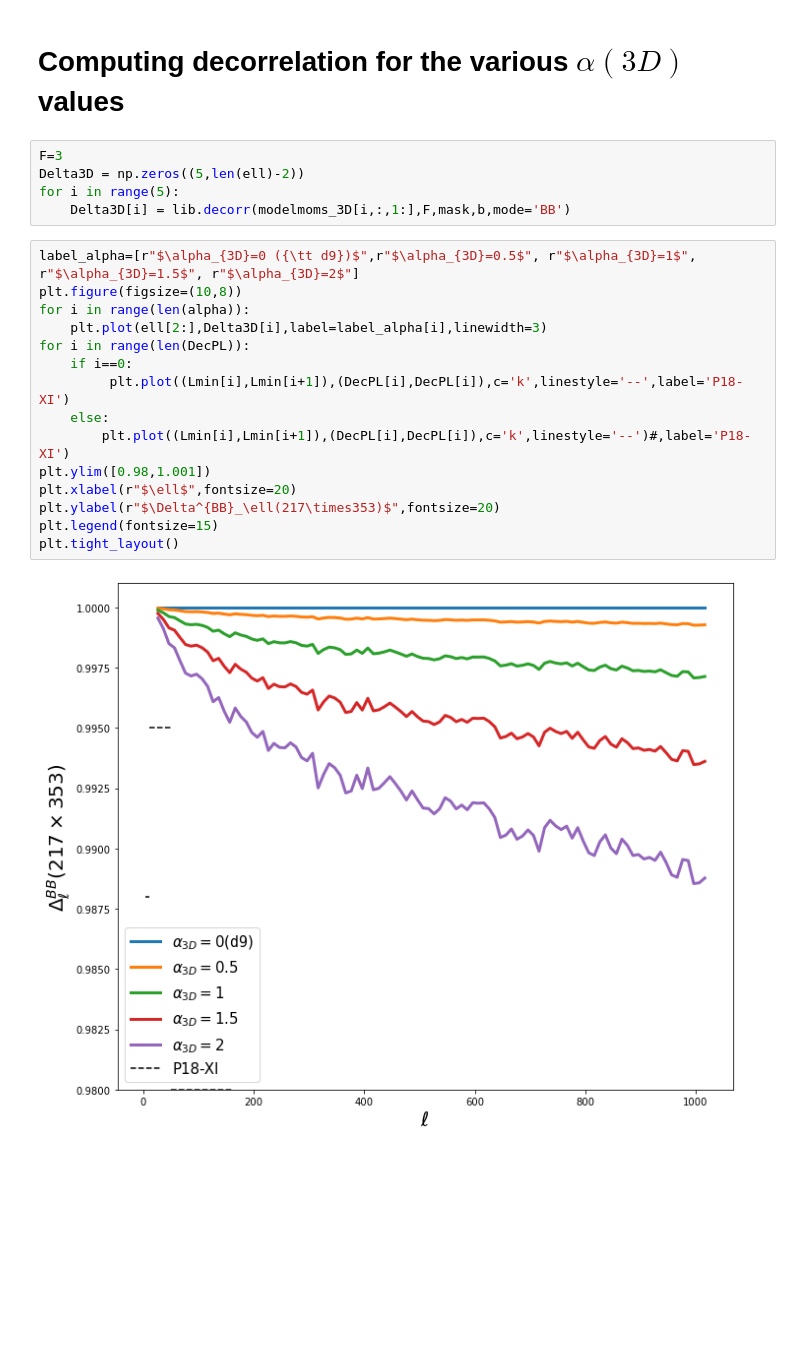
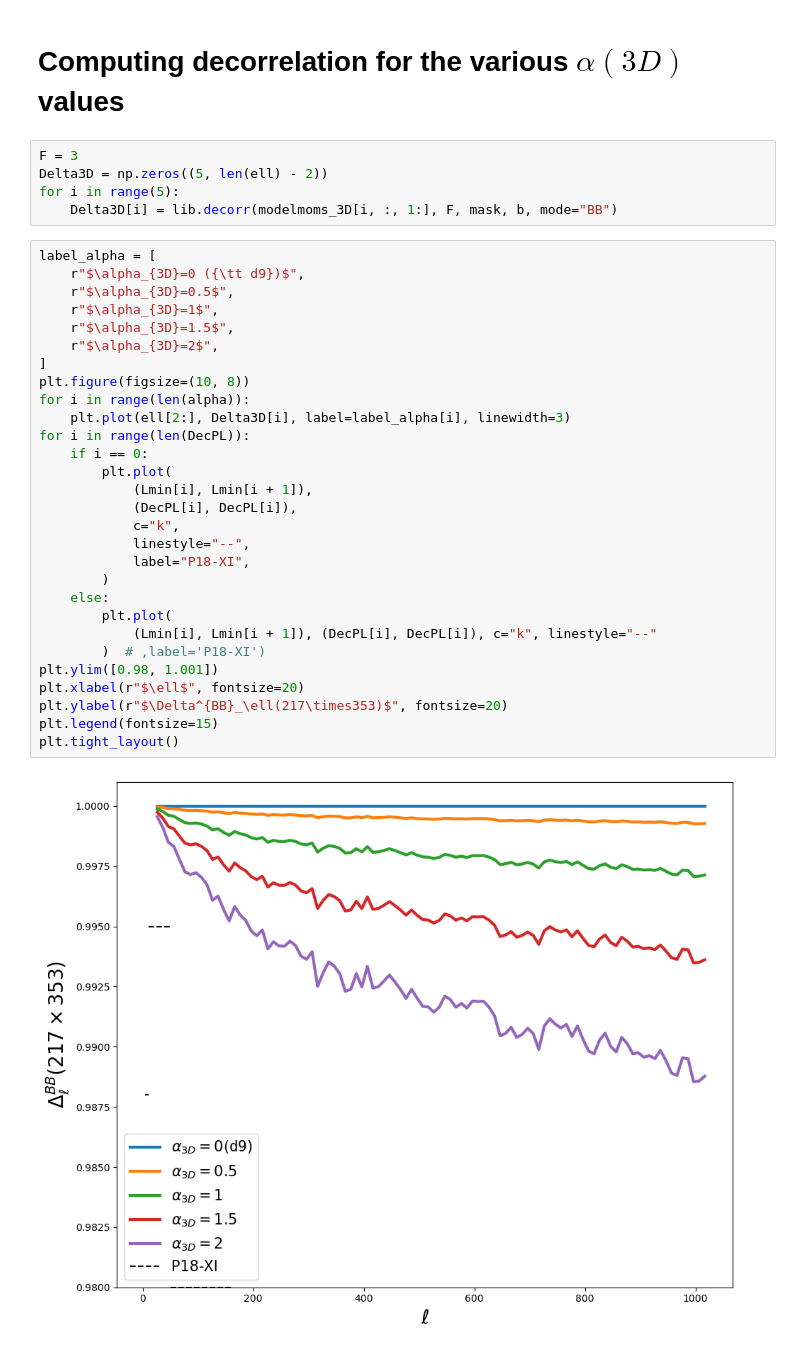
Before and after one commit to LeoVacher/moments_for_panex, a Jupyter notebook: create_d13(alpha).ipynb, the cells around one changed output. Saved outputs shown, nothing was run; the diff lists cells and outputs as text; blank space fills up the shorter version.

```diff
--- a/create_d13(alpha).ipynb
+++ b/create_d13(alpha).ipynb
@@ -169,24 +286,38 @@ for a in range(len(alpha)):
 # %% [markdown]
 # Computing decorrelation for the various $\alpha (3D)$ values
 # %%
-F=3
-Delta3D = np.zeros((5,len(ell)-2))
+F = 3
+Delta3D = np.zeros((5, len(ell) - 2))
 for i in range(5):
-    Delta3D[i] = lib.decorr(modelmoms_3D[i,:,1:],F,mask,b,mode='BB')
+    Delta3D[i] = lib.decorr(modelmoms_3D[i, :, 1:], F, mask, b, mode="BB")
 # %%
-label_alpha=[r"$\alpha_{3D}=0 ({\tt d9})$",r"$\alpha_{3D}=0.5$", r"$\alpha_{3D}=1$", r"$\alpha_{3D}=1.5$", r"$\alpha_{3D}=2$"]
-plt.figure(figsize=(10,8))
+label_alpha = [
+    r"$\alpha_{3D}=0 ({\tt d9})$",
+    r"$\alpha_{3D}=0.5$",
+    r"$\alpha_{3D}=1$",
+    r"$\alpha_{3D}=1.5$",
+    r"$\alpha_{3D}=2$",
+]
+plt.figure(figsize=(10, 8))
 for i in range(len(alpha)):
-    plt.plot(ell[2:],Delta3D[i],label=label_alpha[i],linewidth=3)
+    plt.plot(ell[2:], Delta3D[i], label=label_alpha[i], linewidth=3)
 for i in range(len(DecPL)):
-    if i==0:
-         plt.plot((Lmin[i],Lmin[i+1]),(DecPL[i],DecPL[i]),c='k',linestyle='--',label='P18-XI')
+    if i == 0:
+        plt.plot(
+            (Lmin[i], Lmin[i + 1]),
+            (DecPL[i], DecPL[i]),
+            c="k",
+            linestyle="--",
+            label="P18-XI",
+        )
     else:
-        plt.plot((Lmin[i],Lmin[i+1]),(DecPL[i],DecPL[i]),c='k',linestyle='--')#,label='P18-XI')
-plt.ylim([0.98,1.001])
-plt.xlabel(r"$\ell$",fontsize=20)
-plt.ylabel(r"$\Delta^{BB}_\ell(217\times353)$",fontsize=20)
+        plt.plot(
+            (Lmin[i], Lmin[i + 1]), (DecPL[i], DecPL[i]), c="k", linestyle="--"
+        )  # ,label='P18-XI')
+plt.ylim([0.98, 1.001])
+plt.xlabel(r"$\ell$", fontsize=20)
+plt.ylabel(r"$\Delta^{BB}_\ell(217\times353)$", fontsize=20)
 plt.legend(fontsize=15)
 plt.tight_layout()
 # %% [output]
-[figure, old version]
+[figure, new version]
```
Also changed, not shown: parts of 11 cells of this notebook, 2 other files.
